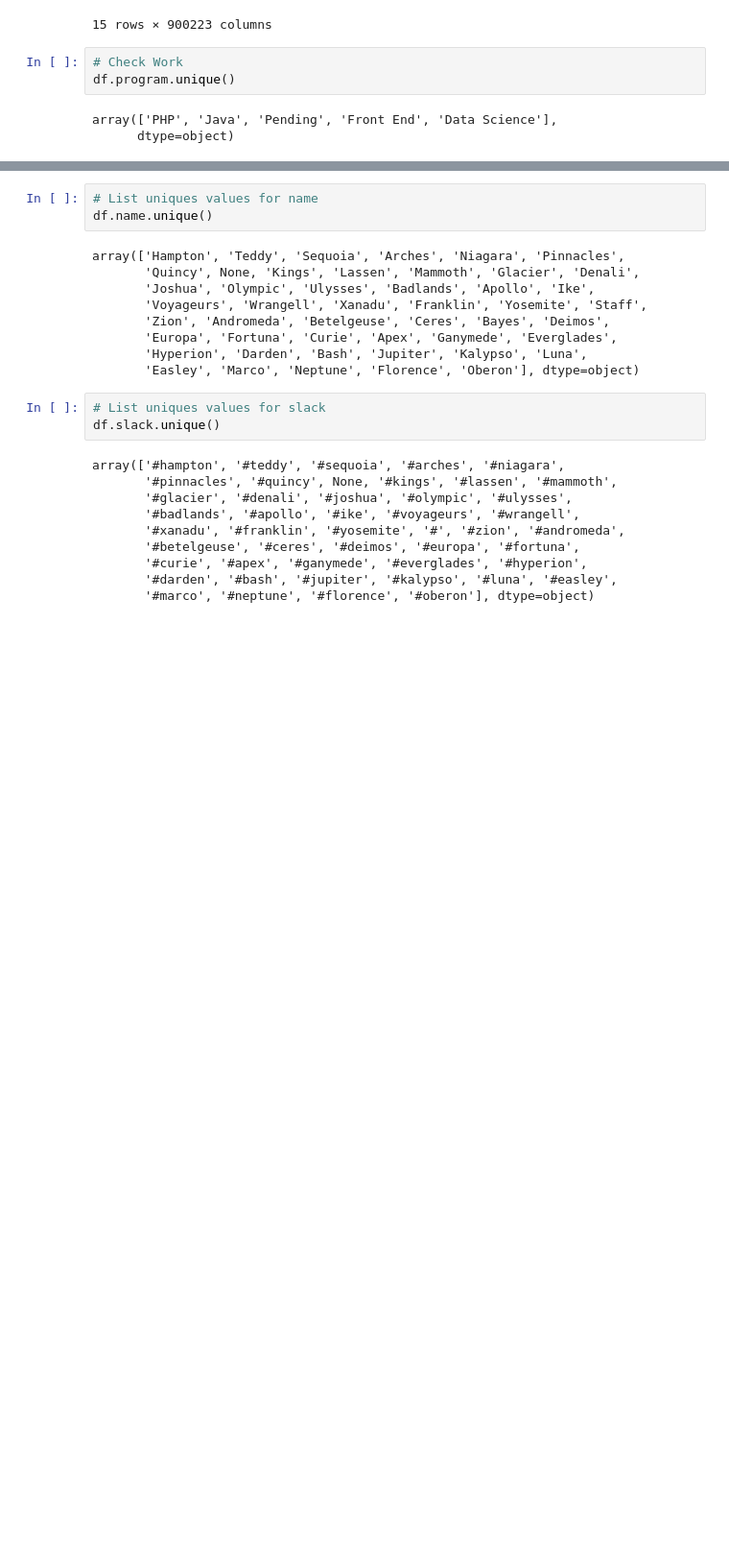
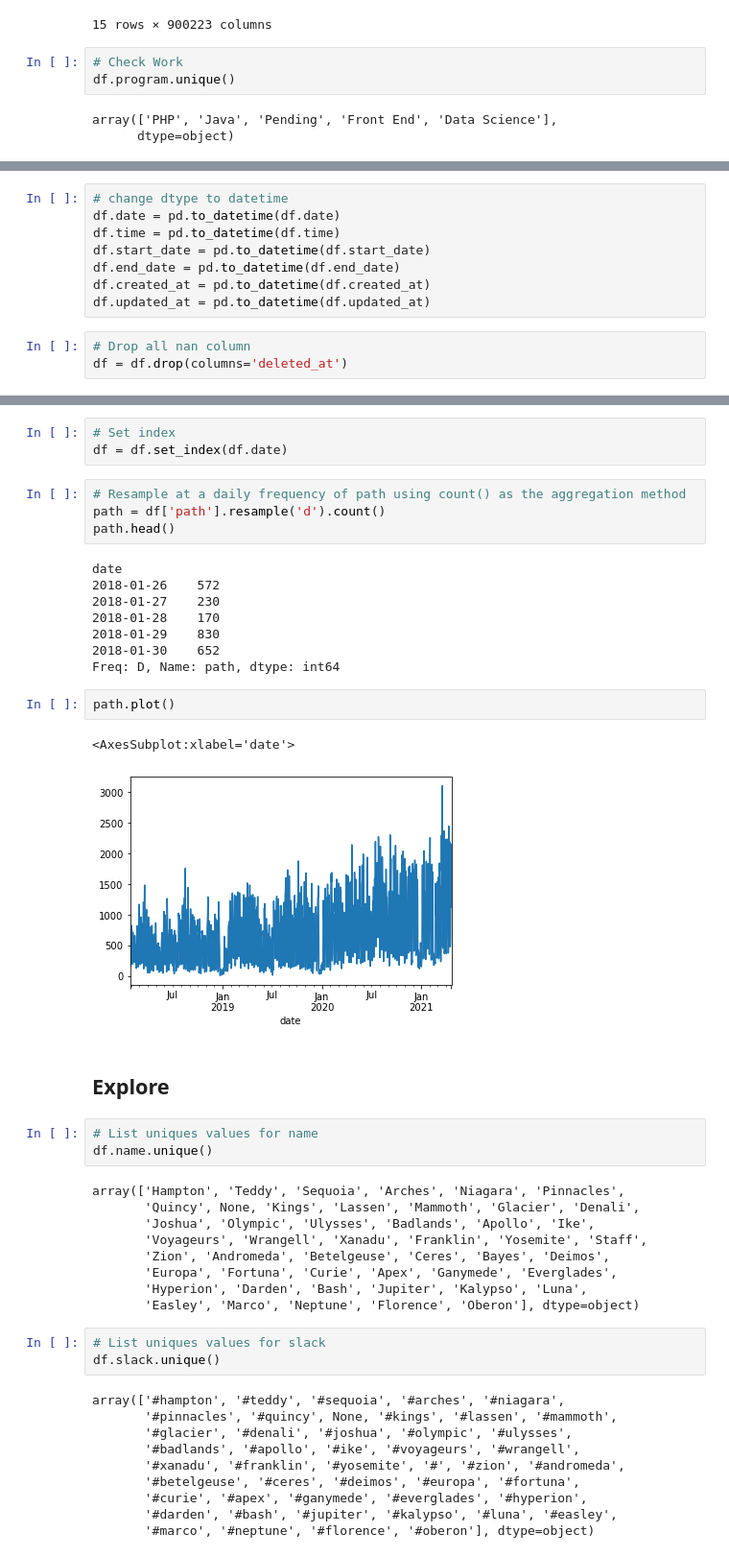
Before and after one commit to QMCBT-JustinEvans/anomaly-detection-exercises, a Jupyter notebook: time_series_anomaly_detection.ipynb, the cells around one changed output, grey strips where cells are left out. Shown at 96% size. Cells and saved outputs as stored; diff of their text form; blank space fills up the shorter version.

```diff
--- a/time_series_anomaly_detection.ipynb
+++ b/time_series_anomaly_detection.ipynb
@@ -125,0 +166,11 @@ array(['PHP', 'Java', 'Pending', 'Front End', 'Data Science'],
+# %%
+# change dtype to datetime
+df.date = pd.to_datetime(df.date)
+df.time = pd.to_datetime(df.time)
+df.start_date = pd.to_datetime(df.start_date)
+df.end_date = pd.to_datetime(df.end_date)
+df.created_at = pd.to_datetime(df.created_at)
+df.updated_at = pd.to_datetime(df.updated_at)
+# %%
+# Drop all nan column
+df = df.drop(columns='deleted_at')
@@ -126,3 +198,25 @@ array(['PHP', 'Java', 'Pending', 'Front End', 'Data Science'],
+# %%
+# Set index
+df = df.set_index(df.date)
+# %%
+# Resample at a daily frequency of path using count() as the aggregation method
+path = df['path'].resample('d').count()
+path.head()
+# %% [output]
+date
+2018-01-26    572
+2018-01-27    230
+2018-01-28    170
+2018-01-29    830
+2018-01-30    652
+Freq: D, Name: path, dtype: int64
+# %%
+path.plot()
+# %% [output]
+<AxesSubplot:xlabel='date'>
+[figure, added]
+# %% [markdown]
+## Explore
 # %%
 # List uniques values for name
 df.name.unique()
```
Also changed, not shown: parts of 14 cells of this notebook.
